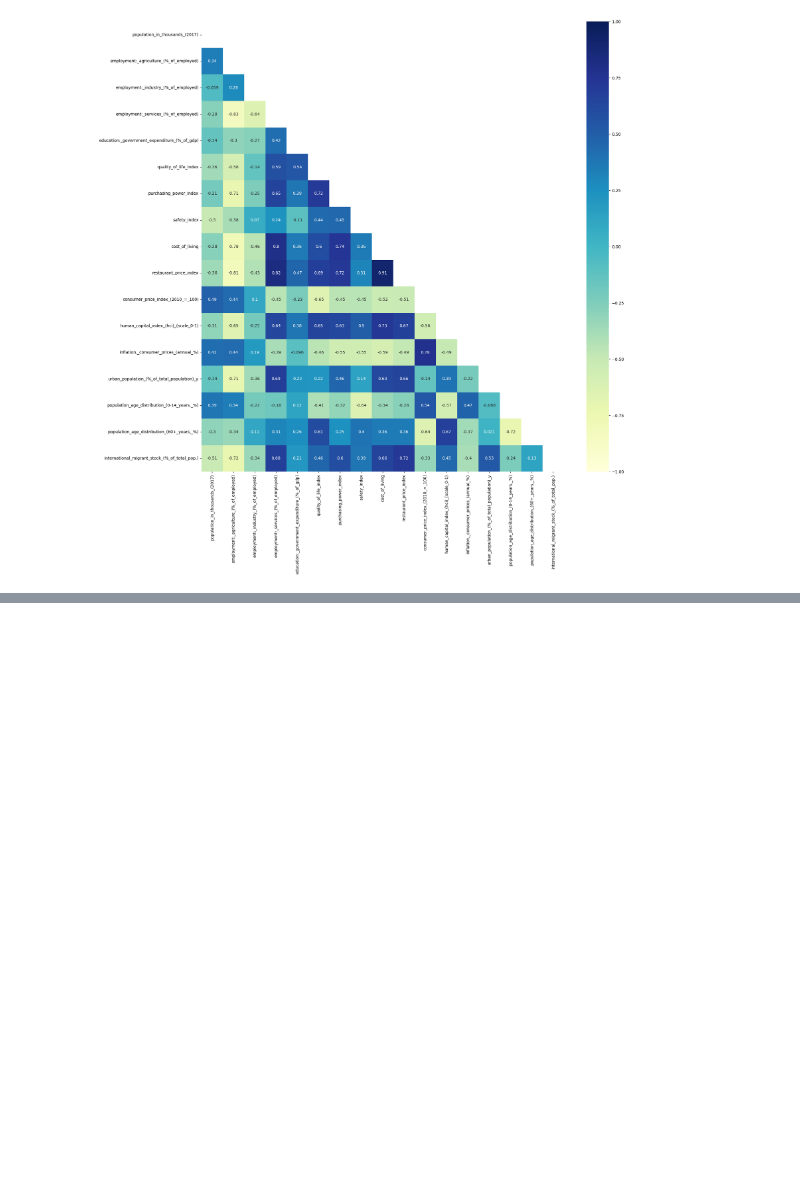
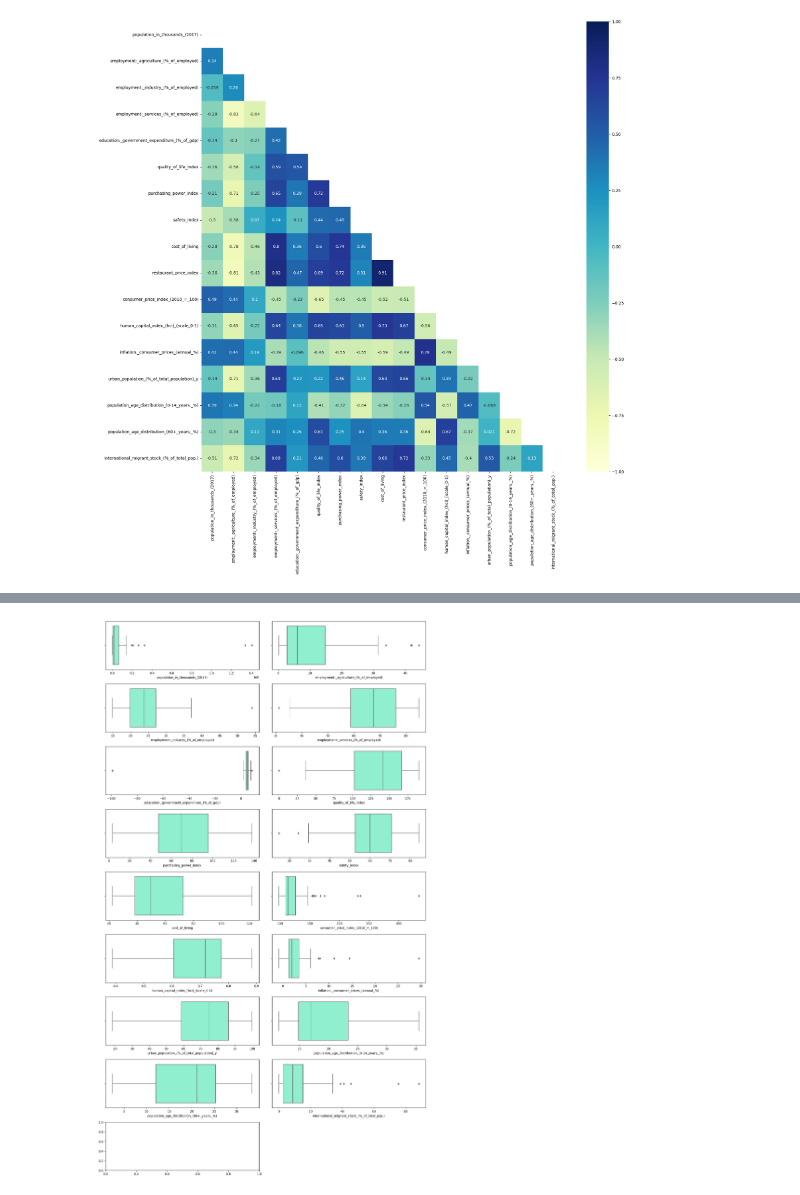
Before and after one commit to Adalab/promo-d-da-modulo3-sprint1-laura-maitane, a Jupyter notebook: regresion-lineal/reg-lin-1-machine-learning-intro.ipynb, the cells around one changed output, grey strips where cells are left out. Saved outputs shown, nothing was run; the diff lists cells and outputs as text; code cells hidden in the pictures; blank space fills up the shorter version.

```diff
--- a/regresion-lineal/reg-lin-1-machine-learning-intro.ipynb
+++ b/regresion-lineal/reg-lin-1-machine-learning-intro.ipynb
@@ -302,0 +326,2 @@ df_country.to_csv('datos/soci_econ_country_profiles_resumido.csv')
+# %%
+imputer.fit(df_country_num)
@@ -302,0 +392,13 @@ df_country.to_csv('datos/soci_econ_country_profiles_resumido.csv')
+# %%
+fig, axes = plt.subplots(9, 2, figsize=(15,25))
+
+axes = axes.flat
+
+for indice, columna in enumerate(df_country_num.columns):
+    sns.boxplot(x = df_country_num[columna], data = df_country_num, ax=axes[indice], color = "aquamarine");
+
+plt.tight_layout()
+fig.delaxes(axes[-1])
+plt.show()
+# %% [output]
+[figure, added]
```
Also changed, not shown: parts of 13 cells of this notebook, 3 other files.
